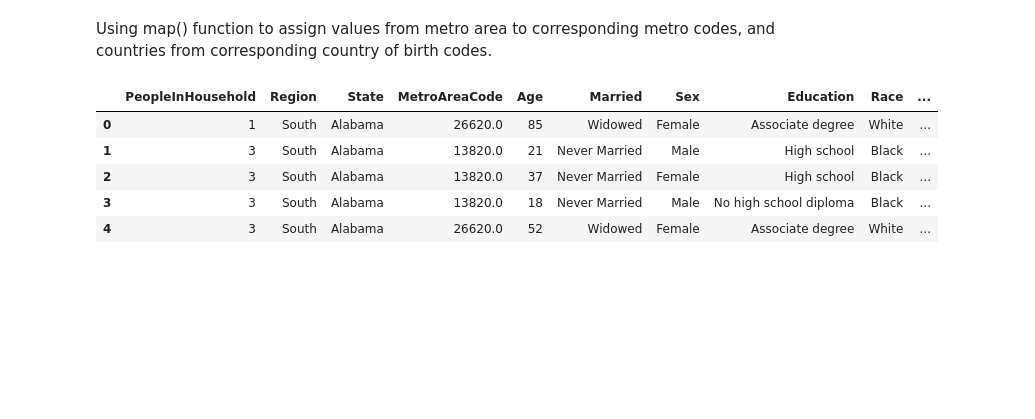
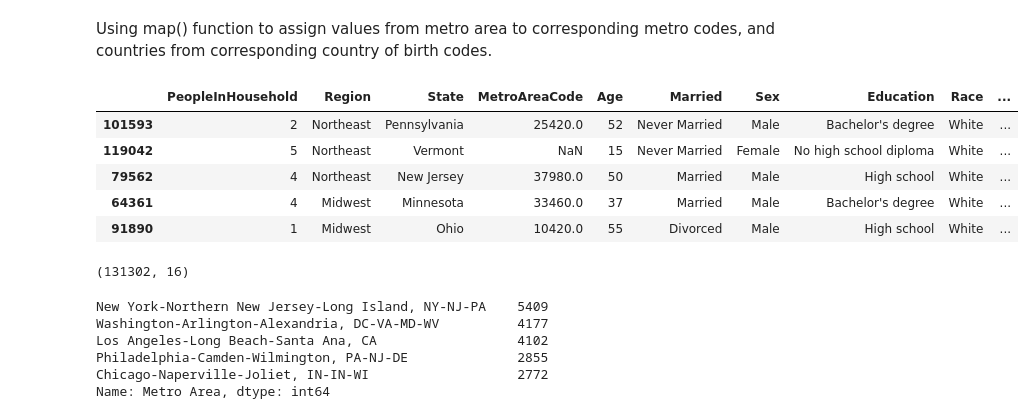
Before and after one commit to atheesh1998/Analytics-Edge, a Jupyter notebook: 1. EDA/4. Demographics & Employment in the US.ipynb, the cells around one changed output. Drawn from its saved outputs; the diff is of its cells as text; code cells hidden in the pictures; blank space fills up the shorter version.

```diff
--- a/1. EDA/4. Demographics & Employment in the US.ipynb
+++ b/1. EDA/4. Demographics & Employment in the US.ipynb
@@ -239,12 +239,25 @@ Using map() function to assign values from metro area to corresponding metro cod
 # %%
 cps['Metro Area'] = cps['MetroAreaCode'].map(metro_code_dict)
 cps['Country'] = cps['CountryOfBirthCode'].map(country_code_dict)
+# %%
+cps.sample(5)
+# %% [output]
+|  | PeopleInHousehold | Region | State | MetroAreaCode | Age | Married | Sex | Education | Race | ... |
+| 101593 | 2 | Northeast | Pennsylvania | 25420.0 | 52 | Never Married | Male | Bachelor's degree | White | ... |
+| 119042 | 5 | Northeast | Vermont | NaN | 15 | Never Married | Female | No high school diploma | White | ... |
+| 79562 | 4 | Northeast | New Jersey | 37980.0 | 50 | Married | Male | High school | White | ... |
+| 64361 | 4 | Midwest | Minnesota | 33460.0 | 37 | Married | Male | Bachelor's degree | White | ... |
+| 91890 | 1 | Midwest | Ohio | 10420.0 | 55 | Divorced | Male | High school | White | ... |
+# %%
+cps.shape
+# %% [output]
+(131302, 16)
 # %%
-cps.head()
+cps['Metro Area'].value_counts().head()
 # %% [output]
-|  | PeopleInHousehold | Region | State | MetroAreaCode | Age | Married | Sex | Education | Race | ... |
-| 0 | 1 | South | Alabama | 26620.0 | 85 | Widowed | Female | Associate degree | White | ... |
-| 1 | 3 | South | Alabama | 13820.0 | 21 | Never Married | Male | High school | Black | ... |
-| 2 | 3 | South | Alabama | 13820.0 | 37 | Never Married | Female | High school | Black | ... |
-| 3 | 3 | South | Alabama | 13820.0 | 18 | Never Married | Male | No high school diploma | Black | ... |
-| 4 | 3 | South | Alabama | 26620.0 | 52 | Widowed | Female | Associate degree | White | ... |
+New York-Northern New Jersey-Long Island, NY-NJ-PA    5409
+Washington-Arlington-Alexandria, DC-VA-MD-WV          4177
+Los Angeles-Long Beach-Santa Ana, CA                  4102
+Philadelphia-Camden-Wilmington, PA-NJ-DE              2855
+Chicago-Naperville-Joliet, IN-IN-WI                   2772
+Name: Metro Area, dtype: int64
```
Also changed, not shown: parts of 4 cells of this notebook.
